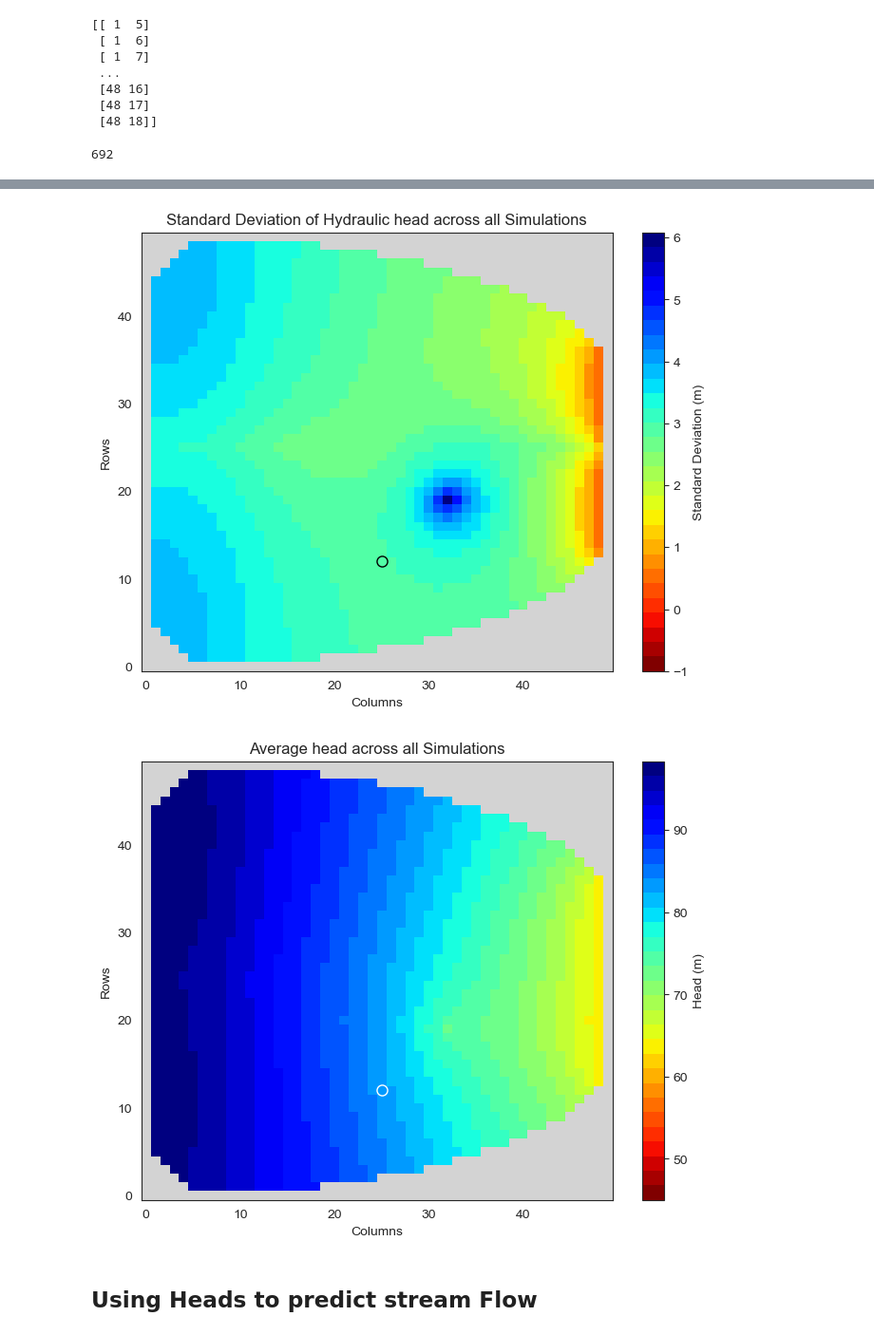
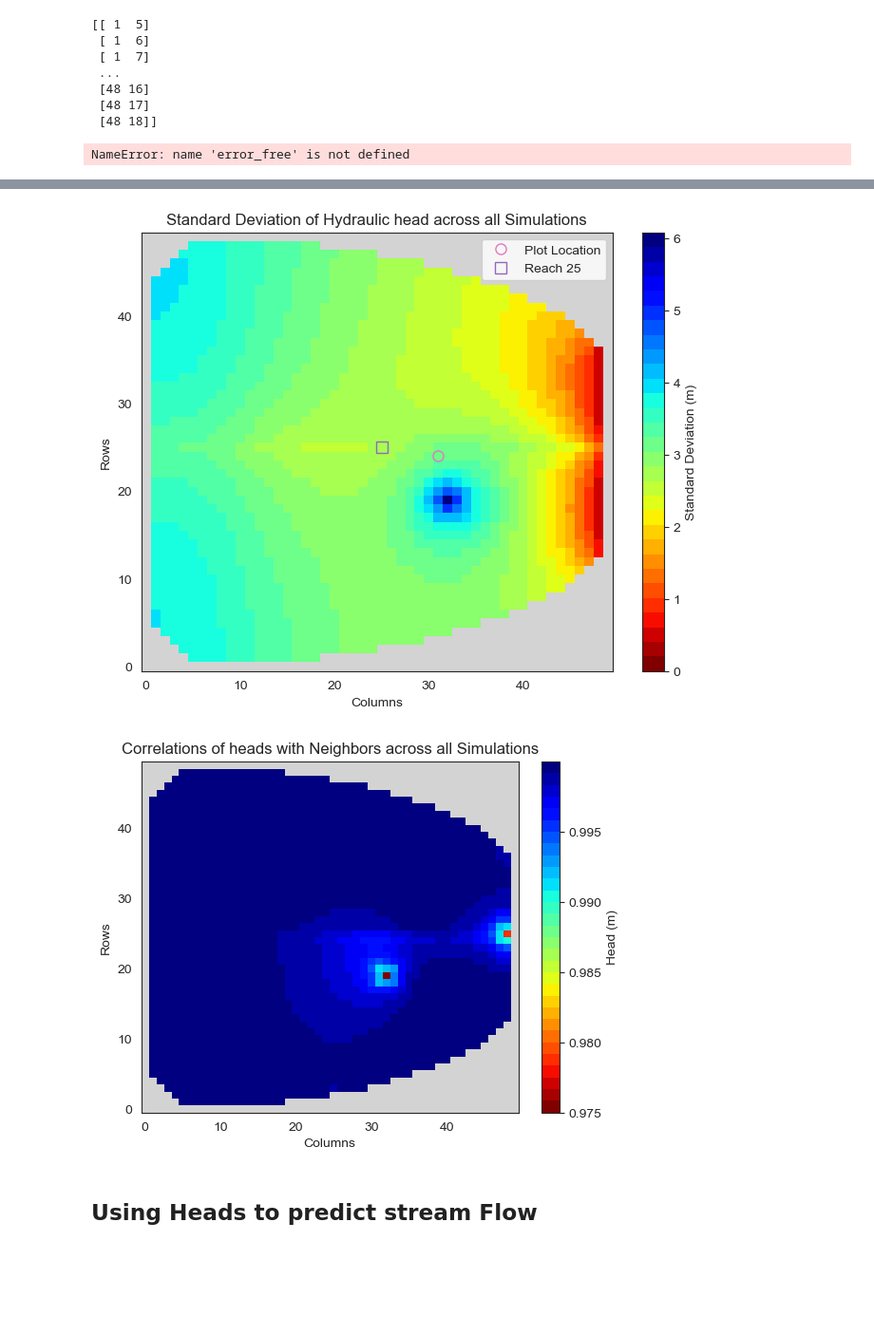
Before and after one commit to davermurray/mf-trees, a Jupyter notebook: ModflowSfrTree_JustWellTrees.ipynb, the cells around one changed output, grey strips where cells are left out. Shown at 95% size. Drawn from its saved outputs; the diff is of its cells as text; code cells hidden in the pictures; blank space fills up the shorter version.

```diff
--- a/ModflowSfrTree_JustWellTrees.ipynb
+++ b/ModflowSfrTree_JustWellTrees.ipynb
@@ -186,7 +298,7 @@ for j, i in enumerate(error_free):
     for k in range(all_well_loc.shape[0]):
         h = head[0][0][int(all_well_loc[k][0])][int(all_well_loc[k][1])]        #ntime, nlay, nrow, ncol
         if h < -1e10: #really low values for dry cells are throwing off the std deviations so adjusted it to btm of layer 0
-            h = 45 #bottom of first layer
+            h = 0 #bottom of first layer
 
         well_head[j][k] = h
         #if (well_head[k][j] < 0) or (well_head[k][j] > 200) or np.isnan(well_head[k][j]):
@@ -208,22 +320,32 @@ test_q = Y.loc[well_head_df.index]
 
 #well_head_df.to_pickle('WellHead_SS.pkl')
 # %% [output]
-692
+NameError: name 'error_free' is not defined
 # %%
 #if not pulling new heads
 well_head_df = pd.read_pickle('outputs/heads/WellHead_SS.pkl')
 
 #use only simulations that are similar to ReachQdf - or in this case > 0 at reach 25
 well_head_df = well_head_df.loc[ReachQdf.index]
+# %%
+import importlib
+import treeFuncs
+importlib.reload(treeFuncs)
+from treeFuncs import wellmesh_correlation
+
+
+wellmesh_corr = wellmesh_correlation(all_well_loc,well_head_df)
 # %%
-wn = 1017
+wn = 1317
 print("well num, well col, well row \n")
 print(wn,int(all_well_loc[wn][0]), int(all_well_loc[wn][1]))
 print(well_head_df[wn])
-plt.scatter(range(len(well_head_df[wn].index)),well_head_df[wn], s = 10, c='k')
-plt.xlabel('Simulation Number')
+
+plt.scatter(range(len(well_head_df[wn].index)),well_head_df[wn].sort_values(), s = 10, c='k')
+plt.xlabel('Sorted Simulations')
 plt.ylabel('Hydraulic Head (m)')
 plt.title("Location Head Values across All Steady State Simulations \n at Row: " +str(all_well_loc[wn][0])+ " Col: " + str(all_well_loc[wn][1]))
+# ztop = np.genfromtxt('base/base_model_elevs.csv', delimiter=',', dtype=float)   # top elevation of top layer (import from csv file) (dim: nrow,ncol)
 
 
 kk = np.arange(0,50)
@@ -236,34 +358,49 @@ wellmesh[:][:] = -1e30
 
 wellmesh2 = wellmesh.copy()
 #well_head_df[1060].plot()
-print(int(all_well_loc[wn, 0]),int(all_well_loc[wn, 1]))
+#print(int(all_well_loc[wn, 0]),int(all_well_loc[wn, 1]))
 for i in range(all_well_loc.shape[0]):
     wellmesh[int(all_well_loc[i, 1]),int(all_well_loc[i, 0])] = well_head_df[i].std()
-    wellmesh2[int(all_well_loc[i, 1]),int(all_well_loc[i, 0])] = well_head_df[i].mean()
+    wellmesh2[int(all_well_loc[i, 1]),int(all_well_loc[i, 0])] = well_head_df[i].mean() - ztop[int(all_well_loc[i, 0]),int(all_well_loc[i, 1])]
 #print(well_head_df[wn].std())
 #wellmesh = interp2d(kk,gg, wellmesh, kind='cubic')
 cmap2 = cm.get_cmap("jet_r",lut=30)
 cmap2.set_under("lightgray")
+river = np.ndarray((48,))
+river[:] = 25
+plt.figure(figsize=(8,6))
+
+plt.pcolormesh(KK,GG,wellmesh,cmap = cmap2, vmin = 0,shading='nearest')
+plt.colorbar(label = 'Standard Deviation (m)')
+plt.plot(int(all_well_loc[wn][0]), int(all_well_loc[wn][1]), marker="o", markersize=8, color="tab:pink", mfc='none', linestyle = "None", label="Plot Location")
+#plt.plot(range(1,49),river, color="lightblue",label='River')
+plt.plot(25,25, marker="s", markersize=8, color="tab:purple", mfc='none', linestyle = "None", label="Reach 25")
 
 
-plt.figure(figsize=(8,6))
-
-plt.pcolormesh(KK,GG,wellmesh,cmap = cmap2, vmin = -1,shading='nearest')
-plt.colorbar(label = 'Standard Deviation (m)')
-plt.plot(int(all_well_loc[wn][0]), int(all_well_loc[wn][1]), marker="o", markersize=8, color="k", mfc='none', linestyle = "None", label="Example Location")
 plt.xlabel('Columns')
 plt.ylabel('Rows')
 plt.title('Standard Deviation of Hydraulic head across all Simulations')
+plt.legend()
 plt.show()
 
-plt.figure(figsize=(8,6))
+# plt.figure(figsize=(8,6))
 
-plt.pcolormesh(KK,GG,wellmesh2,cmap = cmap2, vmin = 45, shading='nearest')
+# plt.pcolormesh(KK,GG,wellmesh2,cmap = cmap2, vmin = -25, shading='nearest')
+# plt.colorbar(label = 'Head (m)')
+# plt.plot(int(all_well_loc[wn][0]), int(all_well_loc[wn][1]), marker="o", markersize=8, color="White", mfc='none', linestyle = "None", label="Example Location")
+# plt.xlabel('Columns')
+# plt.ylabel('Rows')
+# plt.title('Average head across all Simulations')
+# plt.show()
+
+# plt.figure(figsize=(8,6))
+
+plt.pcolormesh(KK,GG,wellmesh_corr,cmap = cmap2, vmin=0.975, shading='nearest')
 plt.colorbar(label = 'Head (m)')
-plt.plot(int(all_well_loc[wn][0]), int(all_well_loc[wn][1]), marker="o", markersize=8, color="White", mfc='none', linestyle = "None", label="Example Location")
+#plt.plot(int(all_well_loc[wn][0]), int(all_well_loc[wn][1]), marker="o", markersize=8, color="White", mfc='none', linestyle = "None", label="Example Location")
 plt.xlabel('Columns')
 plt.ylabel('Rows')
-plt.title('Average head across all Simulations')
+plt.title('Correlations of heads with Neighbors across all Simulations')
 plt.show()
 # grid_z0 = griddata(wellmap[:1], wellmap[2], (KK, GG), method='nearest')
 
@@ -289,5 +425,5 @@ Name: 1017, Length: 306, dtype: float64
-[figure, old version]
+[figure, new version]
-[figure, old version]
+[figure, new version]
 # %% [markdown]
 ## Using Heads to predict stream Flow
 # %%
```
Also changed, not shown: parts of 22 cells of this notebook, 6 other files.
